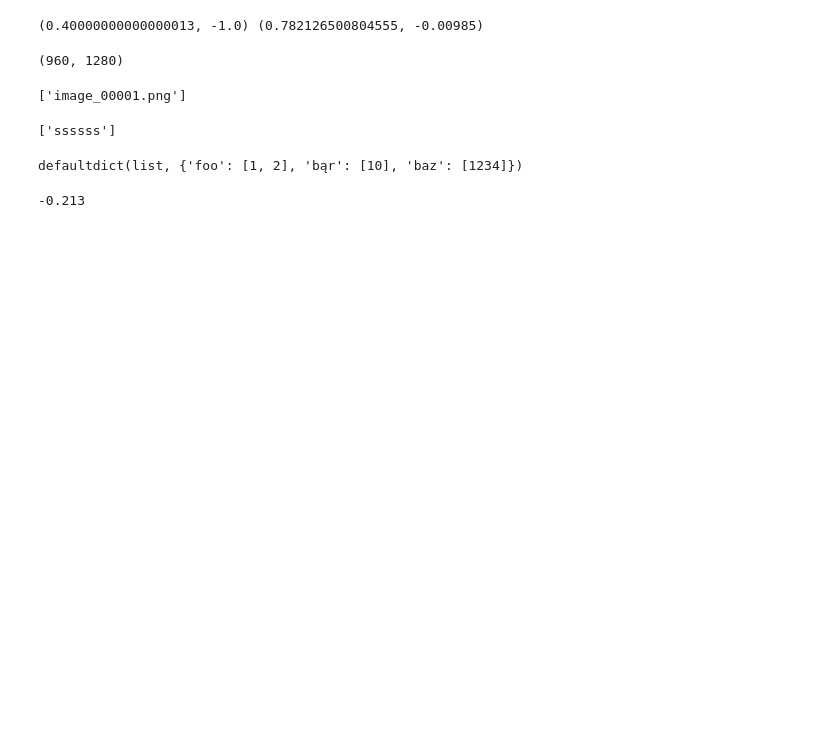
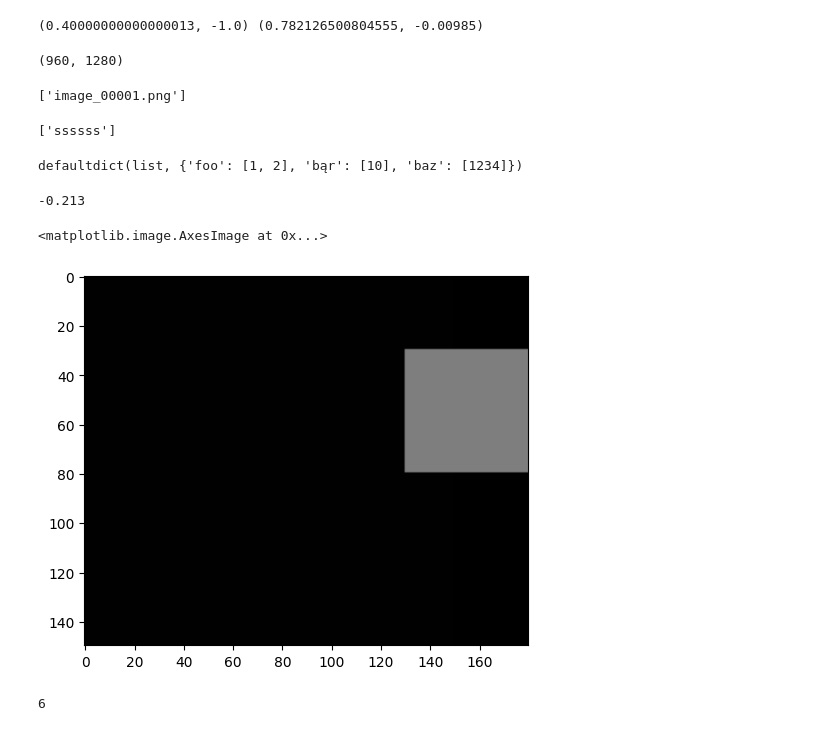
Before and after one commit to pszust/laser_microscope, a Jupyter notebook: tester.ipynb, the cells around one changed output. Drawn from its saved outputs; the diff is of its cells as text; code cells hidden in the pictures; blank space fills up the shorter version.

```diff
--- a/tester.ipynb
+++ b/tester.ipynb
@@ -123,0 +232,14 @@ float("-0.213")
+# %%
+base = np.ones((150, 150, 3), np.uint8)
+img = np.ones((50, 50, 3), np.uint8)*126
+
+combine = add_image(base, img, (130, 30))
+# %%
+plt.imshow(combine)
+# %% [output]
+<matplotlib.image.AxesImage at 0x...>
+[figure, added]
+# %%
+53//10 + 1 if (53%10 > 0) else 0
+# %% [output]
+6
```
Also changed, not shown: parts of 4 cells of this notebook, 17 other files.
